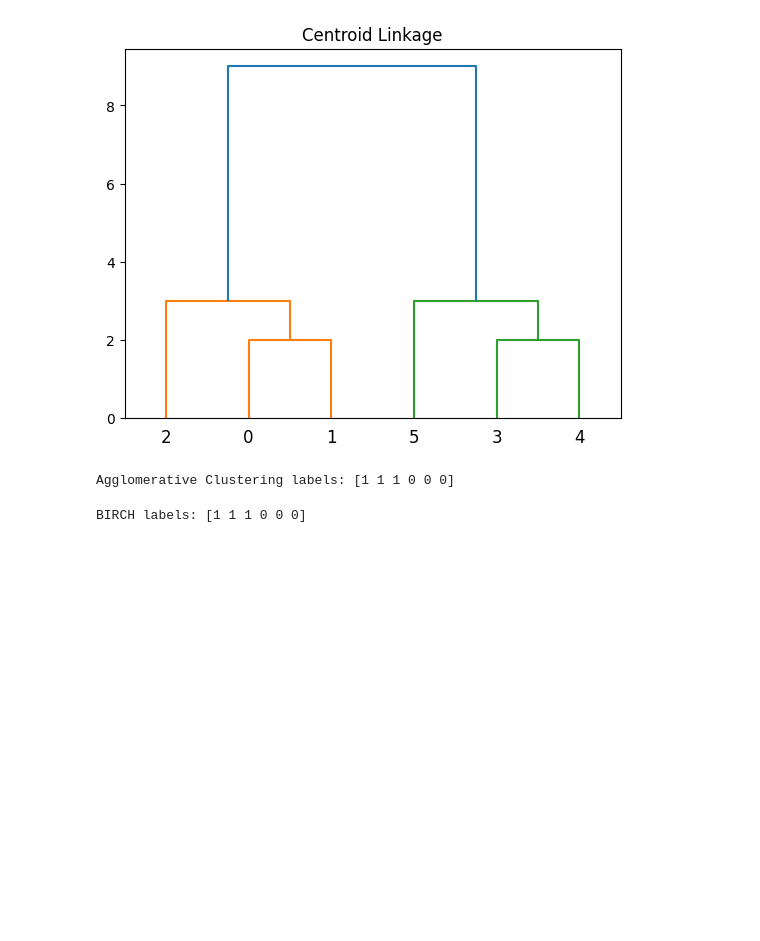
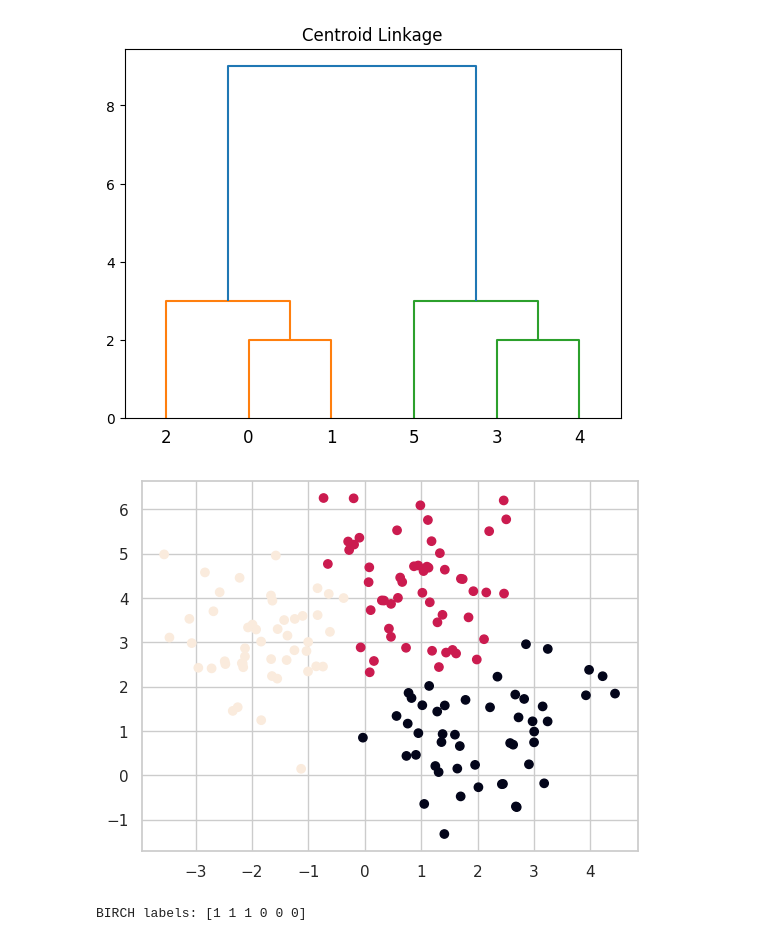
Before and after one commit to srichandana498/ML, a Jupyter notebook: ML.ipynb, the cells around one changed output. Drawn from its saved outputs; the diff is of its cells as text; code cells hidden in the pictures; blank space fills up the shorter version.

```diff
--- a/ML.ipynb
+++ b/ML.ipynb
@@ -2347,22 +2374,30 @@ plt.show()
 [figure]
 [figure]
 [figure]
-# %%
-# Agglomerative clustering
-from sklearn.cluster import AgglomerativeClustering
-import numpy as np
-
-data = np.array([
-    [1, 2], [1, 4], [1, 0],
-    [10, 2], [10, 4], [10, 0]
-])
-
-agglo = AgglomerativeClustering(n_clusters=2, linkage='ward')  # linkage can be 'ward', 'complete', 'average', or 'single'
-labels = agglo.fit_predict(data)
-
-print("Agglomerative Clustering labels:", labels)
-# %% [output]
-Agglomerative Clustering labels: [1 1 1 0 0 0]
+# %%
+# Agglomerative hierarchial clustering
+import numpy as np
+import matplotlib.pyplot as plt
+from sklearn.datasets import make_blobs
+from sklearn.cluster import AgglomerativeClustering
+
+# Generate sample data for clustering
+X, y = make_blobs(n_samples=150, n_features=2, centers=3, random_state=0)
+
+# Create an instance of AgglomerativeClustering
+agg_cluster = AgglomerativeClustering(n_clusters=3)
+
+# Fit the model to the data
+agg_cluster.fit(X)
+
+# Extract the cluster labels
+labels = agg_cluster.labels_
+
+# Plot the data points with different colors based on the cluster labels
+plt.scatter(X[:,0], X[:,1], c=labels)
+plt.show()
+# %% [output]
+[figure, added]
 # %%
 # BIRCH(Balanced Iterative Reducing and Clustering using Hierarchies)
 from sklearn.cluster import Birch
```
Also changed, not shown: parts of 6 cells of this notebook.
